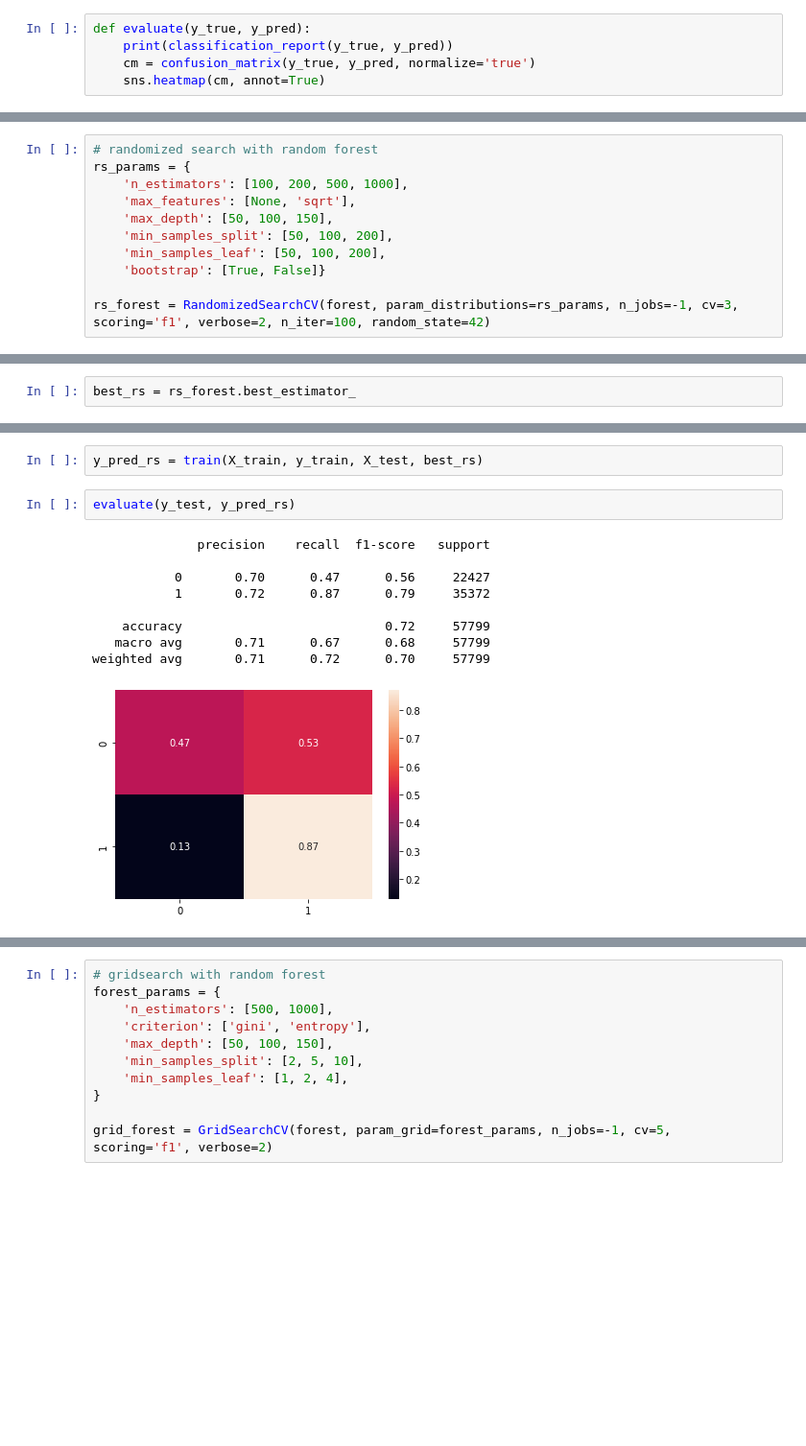
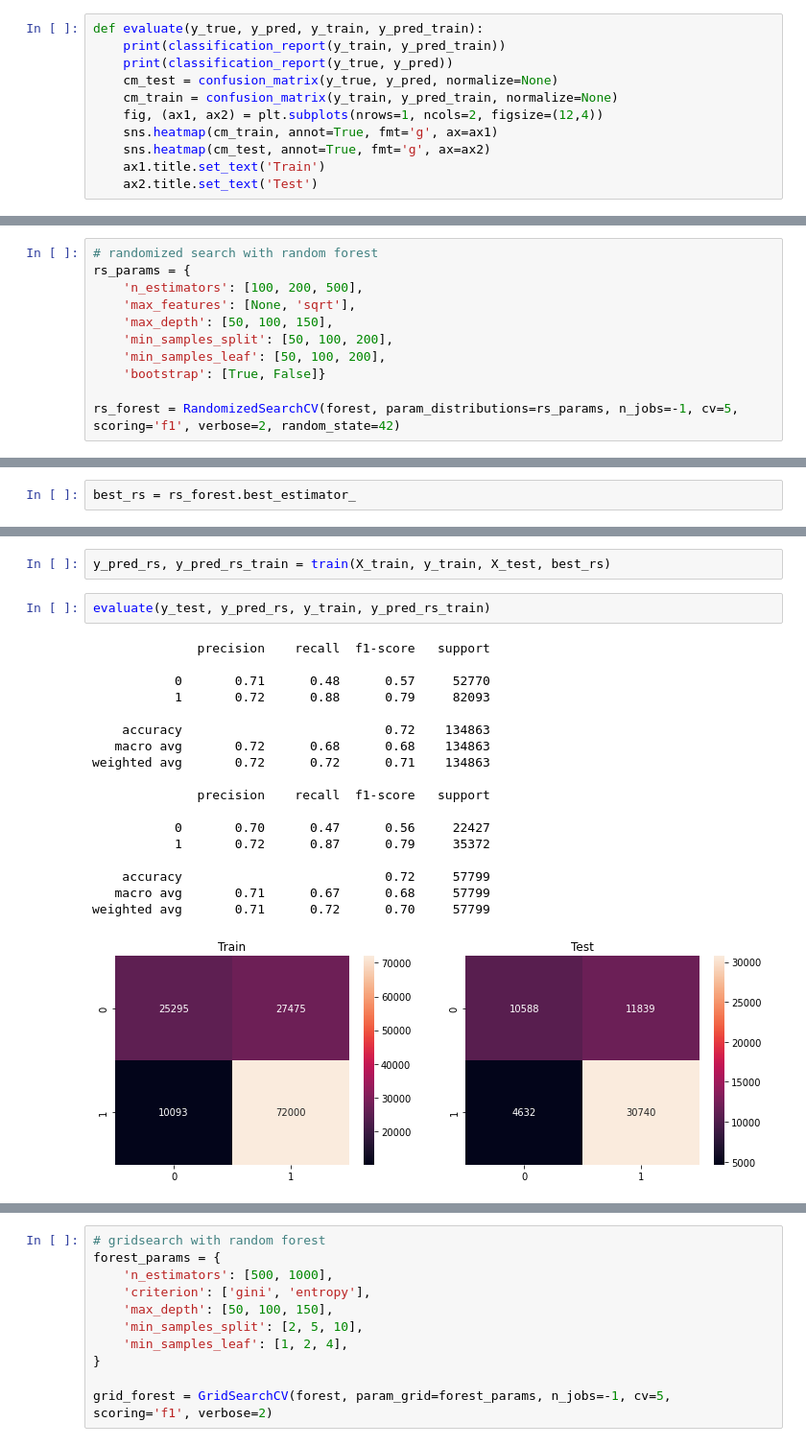
Before and after one commit to laurantirkh/kickstarter-ml, a Jupyter notebook: models_laurent.ipynb, the cells around one changed output, grey strips where cells are left out. Shown at 96% size. Saved outputs shown, nothing was run; the diff lists cells and outputs as text; blank space fills up the shorter version.

```diff
--- a/models_laurent.ipynb
+++ b/models_laurent.ipynb
@@ -37,8 +38,14 @@ def train(X_train, y_train, X_test, model):
-# %%
-def evaluate(y_true, y_pred):
-    print(classification_report(y_true, y_pred))
-    cm = confusion_matrix(y_true, y_pred, normalize='true')
-    sns.heatmap(cm, annot=True)
+# %%
+def evaluate(y_true, y_pred, y_train, y_pred_train):
+    print(classification_report(y_train, y_pred_train))
+    print(classification_report(y_true, y_pred))
+    cm_test = confusion_matrix(y_true, y_pred, normalize=None)
+    cm_train = confusion_matrix(y_train, y_pred_train, normalize=None)
+    fig, (ax1, ax2) = plt.subplots(nrows=1, ncols=2, figsize=(12,4))
+    sns.heatmap(cm_train, annot=True, fmt='g', ax=ax1)
+    sns.heatmap(cm_test, annot=True, fmt='g', ax=ax2)
+    ax1.title.set_text('Train')
+    ax2.title.set_text('Test')
 # %%
 # train DecistionTree
 tree = DecisionTreeClassifier()
@@ -127,14 +152,14 @@ forest.get_params()
 # %%
 # randomized search with random forest
 rs_params = {
-    'n_estimators': [100, 200, 500, 1000],
+    'n_estimators': [100, 200, 500],
     'max_features': [None, 'sqrt'],
     'max_depth': [50, 100, 150],
     'min_samples_split': [50, 100, 200],
     'min_samples_leaf': [50, 100, 200],
     'bootstrap': [True, False]}
 
-rs_forest = RandomizedSearchCV(forest, param_distributions=rs_params, n_jobs=-1, cv=3, scoring='f1', verbose=2, n_iter=100, random_state=42)
+rs_forest = RandomizedSearchCV(forest, param_distributions=rs_params, n_jobs=-1, cv=5, scoring='f1', verbose=2, random_state=42)
 # %%
 rs_forest.fit(X_train, y_train)
 # %% [output]
@@ -177,17 +201,26 @@ rs_forest.best_params_
  'bootstrap': False}
 # %%
-y_pred_rs = train(X_train, y_train, X_test, best_rs)
+y_pred_rs, y_pred_rs_train = train(X_train, y_train, X_test, best_rs)
 # %%
-evaluate(y_test, y_pred_rs)
+evaluate(y_test, y_pred_rs, y_train, y_pred_rs_train)
 # %% [output]
+              precision    recall  f1-score   support
+
+           0       0.71      0.48      0.57     52770
+           1       0.72      0.88      0.79     82093
+
+    accuracy                           0.72    134863
+   macro avg       0.72      0.68      0.68    134863
+weighted avg       0.72      0.72      0.71    134863
+
               precision    recall  f1-score   support
 
            0       0.70      0.47      0.56     22427
            1       0.72      0.87      0.79     35372
 
     accuracy                           0.72     57799
    macro avg       0.71      0.67      0.68     57799
 weighted avg       0.71      0.72      0.70     57799
-[figure, old version]
+[figure, new version]
 # %%
 # train adjusted forest
```
Also changed, not shown: parts of 25 cells of this notebook.
